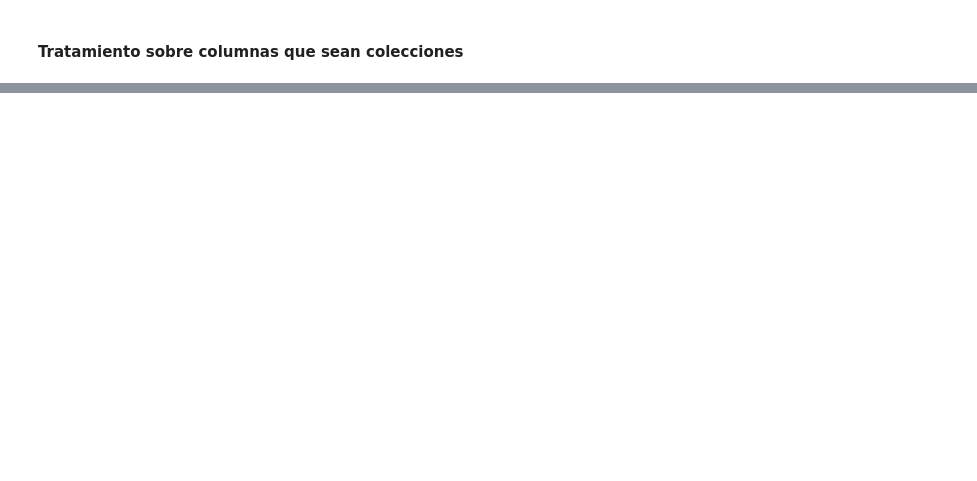
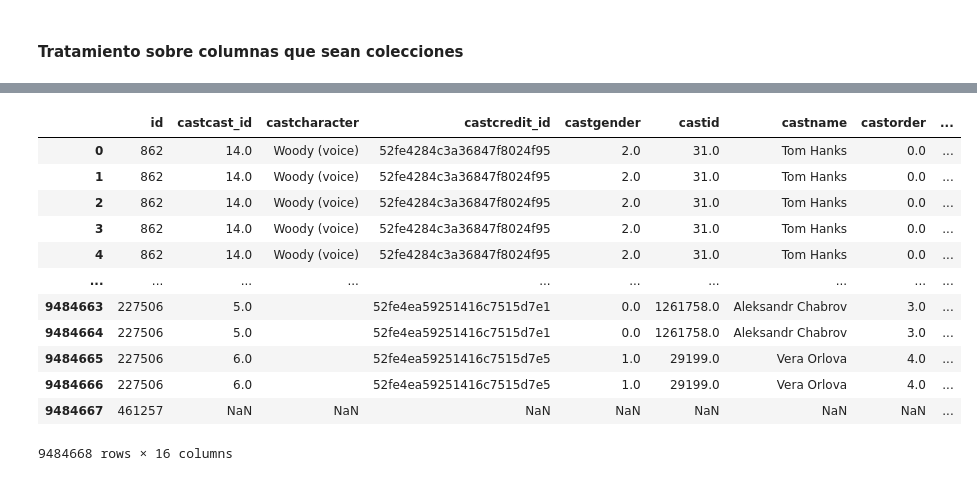
Before and after one commit to Pableren/Henry_proyectos, a Jupyter notebook: Etl.ipynb, the cells around one changed output, grey strips where cells are left out. Saved outputs shown, nothing was run; the diff lists cells and outputs as text; code cells hidden in the pictures; blank space fills up the shorter version.

```diff
--- a/Etl.ipynb
+++ b/Etl.ipynb
@@ -254,0 +157,3 @@ OSError: [Errno 22] Invalid argument: '"../movies_dataset.csv"'
+# %%
+df['release_date'] = pd.to_datetime(df['release_date'],errors='coerce')
+df['release_year'] = df['release_date'].dt.year
@@ -254,0 +173,2 @@ OSError: [Errno 22] Invalid argument: '"../movies_dataset.csv"'
+# %%
+df['budget'] = pd.to_numeric(df['budget'],errors='coerce')
@@ -254,0 +181,3 @@ OSError: [Errno 22] Invalid argument: '"../movies_dataset.csv"'
+# %%
+df['roi'] = np.where((df['budget'].isna() | df['revenue'].isna() | (df['budget'] == 0)),
+                     0, df['revenue'] / df['budget'])
@@ -254,0 +211,2 @@ OSError: [Errno 22] Invalid argument: '"../movies_dataset.csv"'
+# %%
+df = df.drop(columns= ['video','imdb_id','adult','original_title','poster_path','homepage'])
@@ -254,0 +252,16 @@ OSError: [Errno 22] Invalid argument: '"../movies_dataset.csv"'
+# %%
+df_credit_norm
+# %% [output]
+|  | id | castcast_id | castcharacter | castcredit_id | castgender | castid | castname | castorder | ... |
+| 0 | 862 | 14.0 | Woody (voice) | 52fe4284c3a36847f8024f95 | 2.0 | 31.0 | Tom Hanks | 0.0 | ... |
+| 1 | 862 | 14.0 | Woody (voice) | 52fe4284c3a36847f8024f95 | 2.0 | 31.0 | Tom Hanks | 0.0 | ... |
+| 2 | 862 | 14.0 | Woody (voice) | 52fe4284c3a36847f8024f95 | 2.0 | 31.0 | Tom Hanks | 0.0 | ... |
+| 3 | 862 | 14.0 | Woody (voice) | 52fe4284c3a36847f8024f95 | 2.0 | 31.0 | Tom Hanks | 0.0 | ... |
+| 4 | 862 | 14.0 | Woody (voice) | 52fe4284c3a36847f8024f95 | 2.0 | 31.0 | Tom Hanks | 0.0 | ... |
+| ... | ... | ... | ... | ... | ... | ... | ... | ... | ... |
+| 9484663 | 227506 | 5.0 |  | 52fe4ea59251416c7515d7e1 | 0.0 | 1261758.0 | Aleksandr Chabrov | 3.0 | ... |
+| 9484664 | 227506 | 5.0 |  | 52fe4ea59251416c7515d7e1 | 0.0 | 1261758.0 | Aleksandr Chabrov | 3.0 | ... |
+| 9484665 | 227506 | 6.0 |  | 52fe4ea59251416c7515d7e5 | 1.0 | 29199.0 | Vera Orlova | 4.0 | ... |
+| 9484666 | 227506 | 6.0 |  | 52fe4ea59251416c7515d7e5 | 1.0 | 29199.0 | Vera Orlova | 4.0 | ... |
+| 9484667 | 461257 | NaN | NaN | NaN | NaN | NaN | NaN | NaN | ... |
+9484668 rows × 16 columns
```
Also changed, not shown: parts of 46 cells of this notebook.
